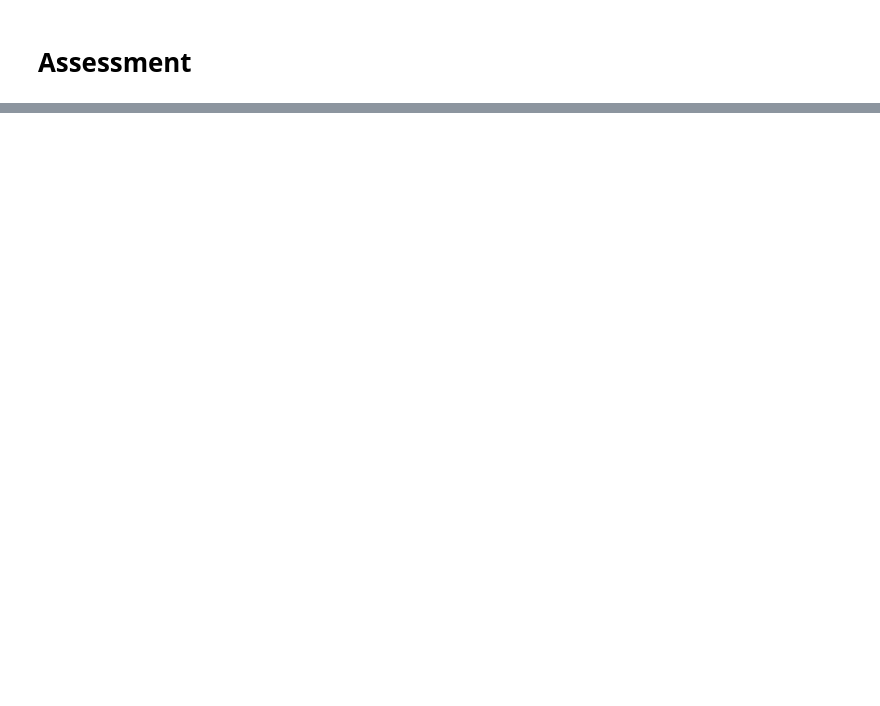
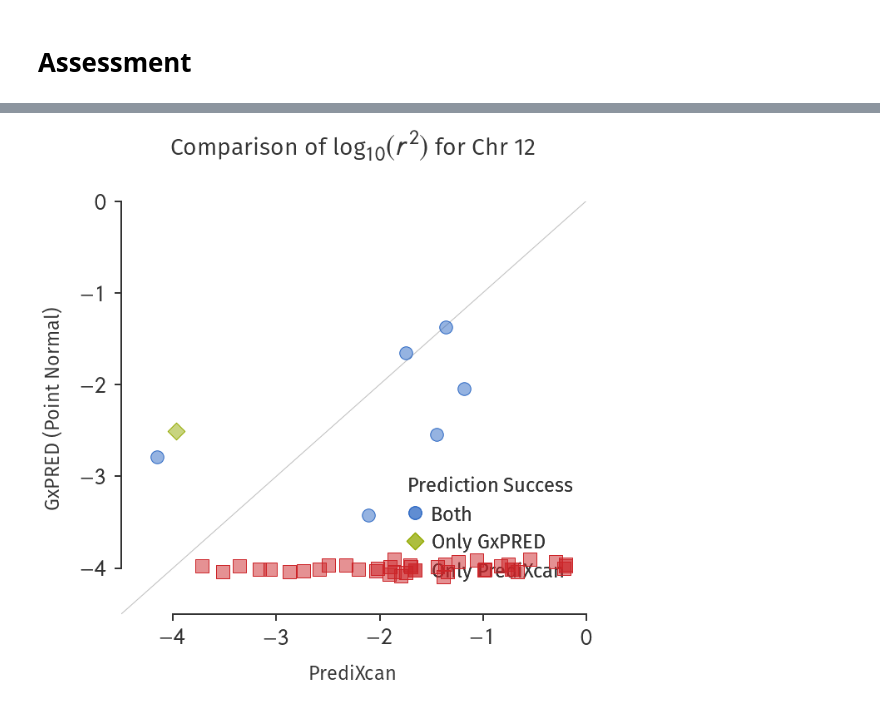
Before and after one commit to banskt/gxpred, a Jupyter notebook: devtools/learning_pipeline_funcannots_dev.ipynb, the cells around one changed output, grey strips where cells are left out. Saved outputs shown, nothing was run; the diff lists cells and outputs as text; code cells hidden in the pictures; blank space fills up the shorter version.

Commit message:
Point normal prior introduced

```diff
--- a/devtools/learning_pipeline_funcannots_dev.ipynb
+++ b/devtools/learning_pipeline_funcannots_dev.ipynb
@@ -303,5 +328,4 @@ else:
 # %%
-
 p = config.parameters[0]
 
 prior = p[0]
@@ -317,5 +341,5 @@ print(p)
 
 
 model_dir = "{:s}_{:s}_{:s}_{:s}_{:.3f}_{:.3f}_{:.3f}_{:.3f}_{:.3f}".format(prior, cutoff, usedist, usefeat, params[0], params[1], params[2], params[3], params[4])
-outdir = "/home/franco/soedinglab/dev_gxpred_models/"
+outdir = "."
 modelpath = os.path.join(outdir, "z"+str(config.zmax), config.run_description, model_dir)
@@ -448,0 +501,32 @@ write_r2_dataframe(modelpath, config.chrom, "gxpred-bslmm", gxpred_r, gxpred)
+# %%
+import pandas as pd
+r2table = os.path.join(modelpath, "genes_r2_{:s}.txt".format(str(config.chrom)))
+df = pd.read_table(r2table, header=0)
+# %%
+%reload_ext autoreload
+%autoreload 2
+
+import fancy_plot
+import pandas as pd
+import matplotlib.pyplot as plt
+
+icol = 'predixcan'
+jcol = 'gxpred-ptnormal'
+xlabel = 'PrediXcan'
+ylabel = 'GxPRED (Point Normal)'
+inanlegend = 'Only GxPRED'
+jnanlegend = 'Only PrediXcan'
+r2plot_pdf  = os.path.join(modelpath, "genes_r2_{:s}_{:s}_{:s}.pdf".format(str(config.chrom), icol, jcol))
+r2plot_png  = os.path.join(modelpath, "genes_r2_{:s}_{:s}_{:s}.png".format(str(config.chrom), icol, jcol))
+
+fig = plt.figure(figsize = (10, 10))
+ax = fig.add_subplot(111)
+fancy_plot.draw(df, icol, jcol, ax, xlabel, ylabel, inanlegend, jnanlegend,
+                titletext = r'Comparison of $\log_{10}(r^2)$ for Chr 12',
+                showfill = 0.0)
+plt.tight_layout()
+plt.savefig(r2plot_pdf)
+plt.savefig(r2plot_png)
+plt.show()
+# %% [output]
+[figure, added]
```
Also changed, not shown: parts of 17 cells of this notebook, 15 other files.
